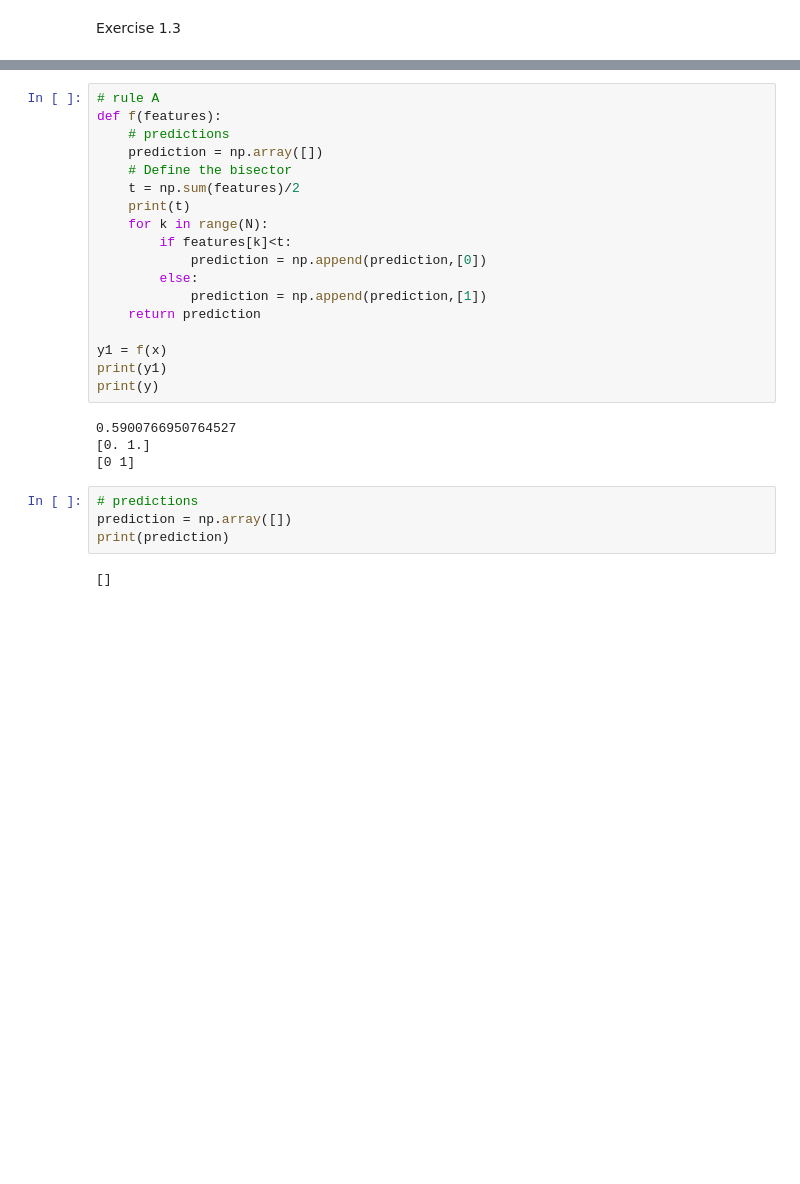
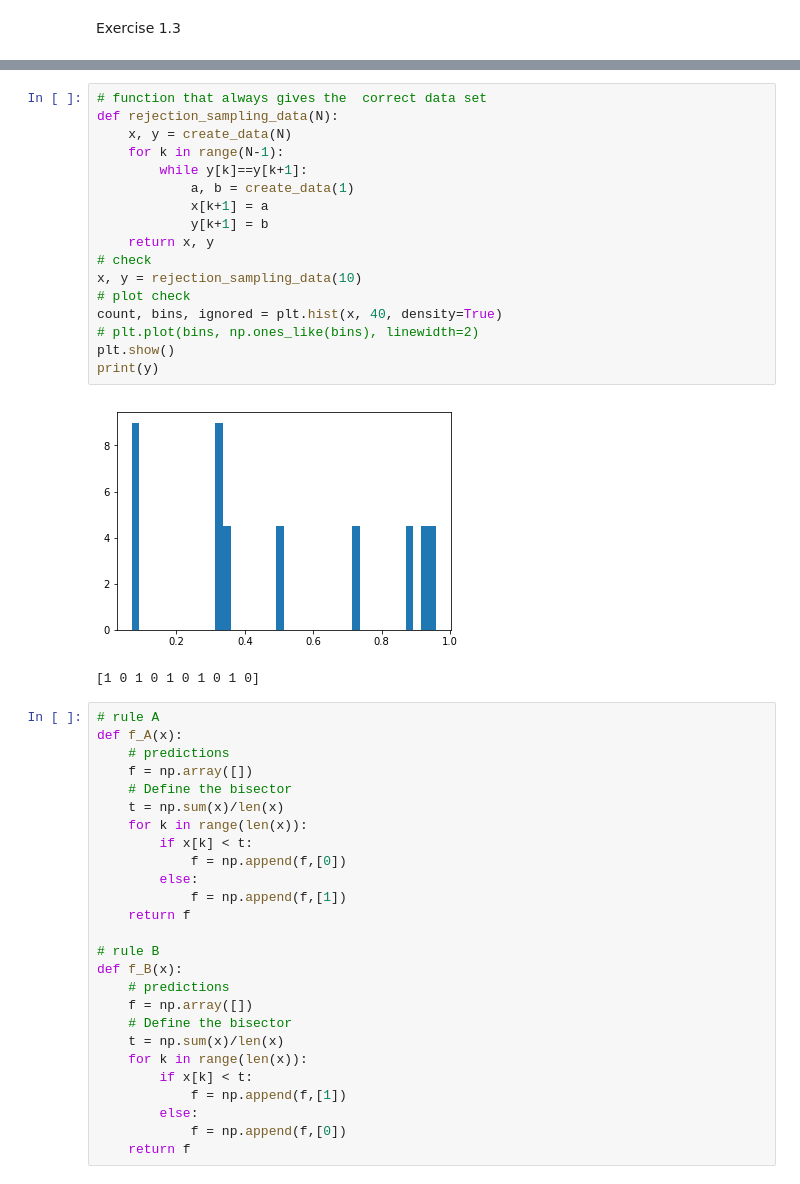
Before and after one commit to lorenzsp/MachineLearning, a Jupyter notebook: monte-carlo.ipynb, the cells around one changed output, grey strips where cells are left out. Drawn from its saved outputs; the diff is of its cells as text; blank space fills up the shorter version.

```diff
--- a/monte-carlo.ipynb
+++ b/monte-carlo.ipynb
@@ -136,28 +137,46 @@ print(y)
+# %%
+# function that always gives the  correct data set
+def rejection_sampling_data(N):
+    x, y = create_data(N)
+    for k in range(N-1):
+        while y[k]==y[k+1]:
+            a, b = create_data(1)
+            x[k+1] = a
+            y[k+1] = b
+    return x, y
+# check
+x, y = rejection_sampling_data(10)
+# plot check
+count, bins, ignored = plt.hist(x, 40, density=True)
+# plt.plot(bins, np.ones_like(bins), linewidth=2)
+plt.show()
+print(y)
+# %% [output]
+[figure, added]
+[1 0 1 0 1 0 1 0 1 0]
 # %%
 # rule A
-def f(features):
+def f_A(x):
     # predictions
-    prediction = np.array([])
+    f = np.array([])
     # Define the bisector
-    t = np.sum(features)/2
-    print(t)
-    for k in range(N):
-        if features[k]<t:
-            prediction = np.append(prediction,[0])
+    t = np.sum(x)/len(x)
+    for k in range(len(x)):
+        if x[k] < t:
+            f = np.append(f,[0])
         else:
-            prediction = np.append(prediction,[1])
-    return prediction
+            f = np.append(f,[1])
+    return f
 
-y1 = f(x)
-print(y1)
-print(y)
+# rule B
+def f_B(x):
+    # predictions
+    f = np.array([])
+    # Define the bisector
+    t = np.sum(x)/len(x)
+    for k in range(len(x)):
+        if x[k] < t:
+            f = np.append(f,[1])
+        else:
+            f = np.append(f,[0])
+    return f
-# %% [output]
-0.5900766950764527
-[0. 1.]
-[0 1]
-# %%
-# predictions
-prediction = np.array([])
-print(prediction)
-# %% [output]
-[]
```
Also changed, not shown: parts of 10 cells of this notebook.
